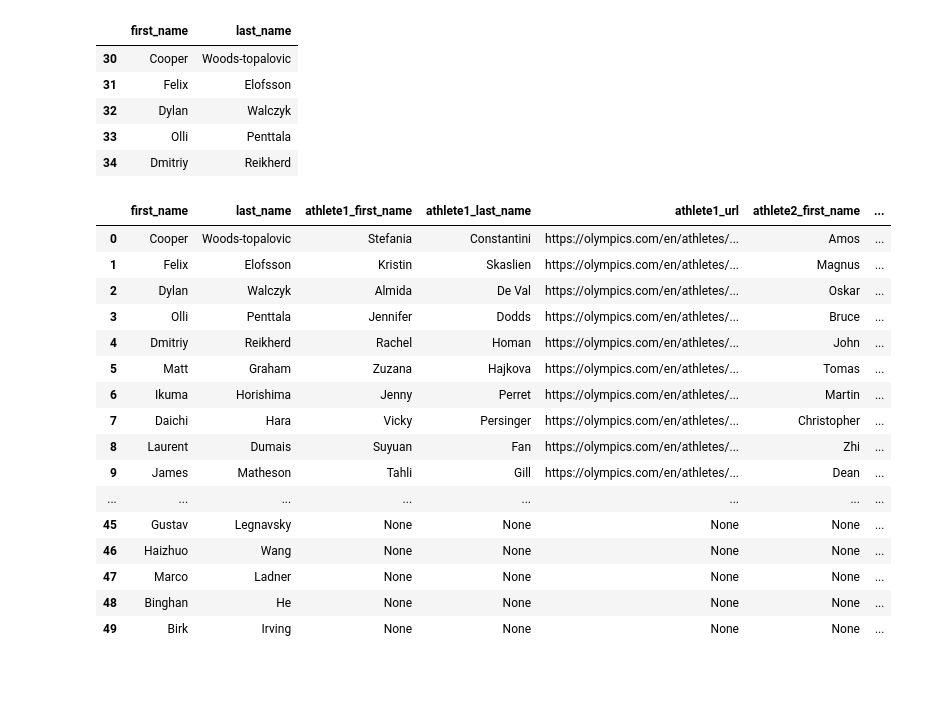
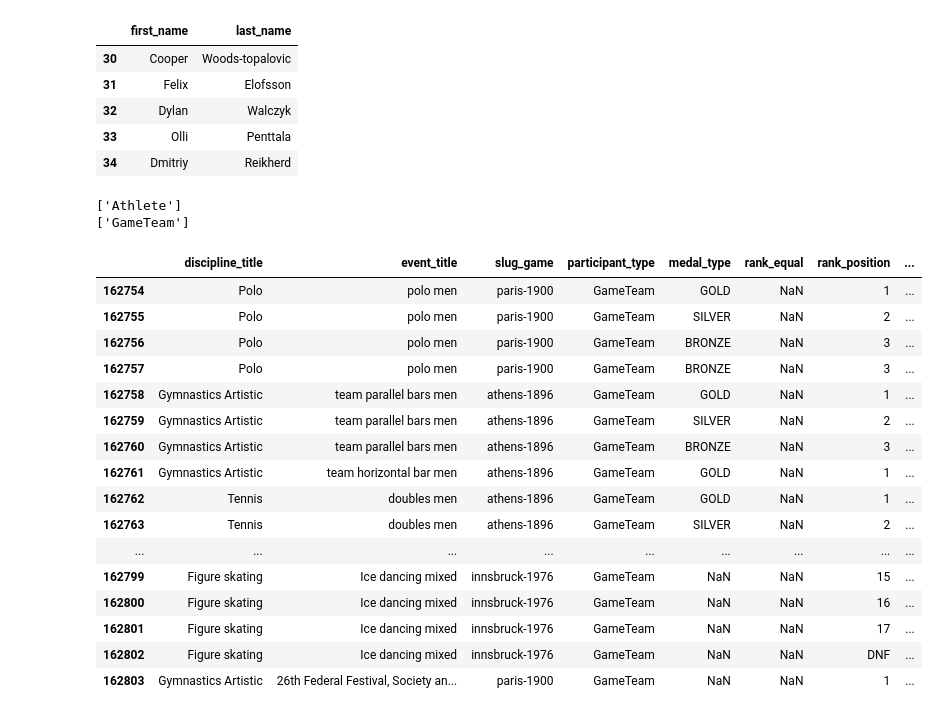
Before and after one commit to paoloarciaga/Olympics_Data_Engineering, a Jupyter notebook: Olympic_Files/results_cleaned.ipynb, the cells around one changed output. Cells and saved outputs as stored; diff of their text form; code cells hidden in the pictures; blank space fills up the shorter version.

```diff
--- a/Olympic_Files/results_cleaned.ipynb
+++ b/Olympic_Files/results_cleaned.ipynb
@@ -385,32 +381,45 @@ athlete_names.head()
 | 32 | Dylan | Walczyk |
 | 33 | Olli | Penttala |
 | 34 | Dmitriy | Reikherd |
-# %%
-
-# Reset indices of both DataFrames
-athlete_names.reset_index(drop=True, inplace=True)
-game_team_athletes_data.reset_index(drop=True, inplace=True)
-
-# Concatenate the DataFrames along the columns axis
-combined_data = pd.concat([athlete_names, game_team_athletes_data], axis=1)
-
-# Display the combined DataFrame
-combined_data.head(50)
-# %% [output]
-|  | first_name | last_name | athlete1_first_name | athlete1_last_name | athlete1_url | athlete2_first_name | ... |
-| 0 | Cooper | Woods-topalovic | Stefania | Constantini | https://olympics.com/en/athletes/... | Amos | ... |
-| 1 | Felix | Elofsson | Kristin | Skaslien | https://olympics.com/en/athletes/... | Magnus | ... |
-| 2 | Dylan | Walczyk | Almida | De Val | https://olympics.com/en/athletes/... | Oskar | ... |
-| 3 | Olli | Penttala | Jennifer | Dodds | https://olympics.com/en/athletes/... | Bruce | ... |
-| 4 | Dmitriy | Reikherd | Rachel | Homan | https://olympics.com/en/athletes/... | John | ... |
-| 5 | Matt | Graham | Zuzana | Hajkova | https://olympics.com/en/athletes/... | Tomas | ... |
-| 6 | Ikuma | Horishima | Jenny | Perret | https://olympics.com/en/athletes/... | Martin | ... |
-| 7 | Daichi | Hara | Vicky | Persinger | https://olympics.com/en/athletes/... | Christopher | ... |
-| 8 | Laurent | Dumais | Suyuan | Fan | https://olympics.com/en/athletes/... | Zhi | ... |
-| 9 | James | Matheson | Tahli | Gill | https://olympics.com/en/athletes/... | Dean | ... |
-| ... | ... | ... | ... | ... | ... | ... | ... |
-| 45 | Gustav | Legnavsky | None | None | None | None | ... |
-| 46 | Haizhuo | Wang | None | None | None | None | ... |
-| 47 | Marco | Ladner | None | None | None | None | ... |
-| 48 | Binghan | He | None | None | None | None | ... |
-| 49 | Birk | Irving | None | None | None | None | ... |
+# %%
+print(athlete_data['participant_type'].unique())
+print(game_team_data['participant_type'].unique())
+# %% [output]
+['Athlete']
+['GameTeam']
+# %%
+
+# Create a copy of the DataFrame to avoid the SettingWithCopyWarning
+athlete_data = athlete_data.copy()
+game_team_data = game_team_data.copy()
+
+# Create a new column with constant value to perform Cartesian product merge
+athlete_data['key'] = 1
+game_team_data['key'] = 1
+
+# Concatenate the DataFrames along the rows axis
+merged_data = pd.concat([athlete_data, game_team_data], ignore_index=True)
+
+# Drop the key column
+merged_data.drop(columns='key', inplace=True)
+
+# Display the merged DataFrame
+merged_data.tail(50)
+# %% [output]
+|  | discipline_title | event_title | slug_game | participant_type | medal_type | rank_equal | rank_position | ... |
+| 162754 | Polo | polo men | paris-1900 | GameTeam | GOLD | NaN | 1 | ... |
+| 162755 | Polo | polo men | paris-1900 | GameTeam | SILVER | NaN | 2 | ... |
+| 162756 | Polo | polo men | paris-1900 | GameTeam | BRONZE | NaN | 3 | ... |
+| 162757 | Polo | polo men | paris-1900 | GameTeam | BRONZE | NaN | 3 | ... |
+| 162758 | Gymnastics Artistic | team parallel bars men | athens-1896 | GameTeam | GOLD | NaN | 1 | ... |
+| 162759 | Gymnastics Artistic | team parallel bars men | athens-1896 | GameTeam | SILVER | NaN | 2 | ... |
+| 162760 | Gymnastics Artistic | team parallel bars men | athens-1896 | GameTeam | BRONZE | NaN | 3 | ... |
+| 162761 | Gymnastics Artistic | team horizontal bar men | athens-1896 | GameTeam | GOLD | NaN | 1 | ... |
+| 162762 | Tennis | doubles men | athens-1896 | GameTeam | GOLD | NaN | 1 | ... |
+| 162763 | Tennis | doubles men | athens-1896 | GameTeam | SILVER | NaN | 2 | ... |
+| ... | ... | ... | ... | ... | ... | ... | ... | ... |
+| 162799 | Figure skating | Ice dancing mixed | innsbruck-1976 | GameTeam | NaN | NaN | 15 | ... |
+| 162800 | Figure skating | Ice dancing mixed | innsbruck-1976 | GameTeam | NaN | NaN | 16 | ... |
+| 162801 | Figure skating | Ice dancing mixed | innsbruck-1976 | GameTeam | NaN | NaN | 17 | ... |
+| 162802 | Figure skating | Ice dancing mixed | innsbruck-1976 | GameTeam | NaN | NaN | DNF | ... |
+| 162803 | Gymnastics Artistic | 26th Federal Festival, Society an... | paris-1900 | GameTeam | NaN | NaN | 1 | ... |
```
Also changed, not shown: parts of 2 cells of this notebook, 3 other files.
